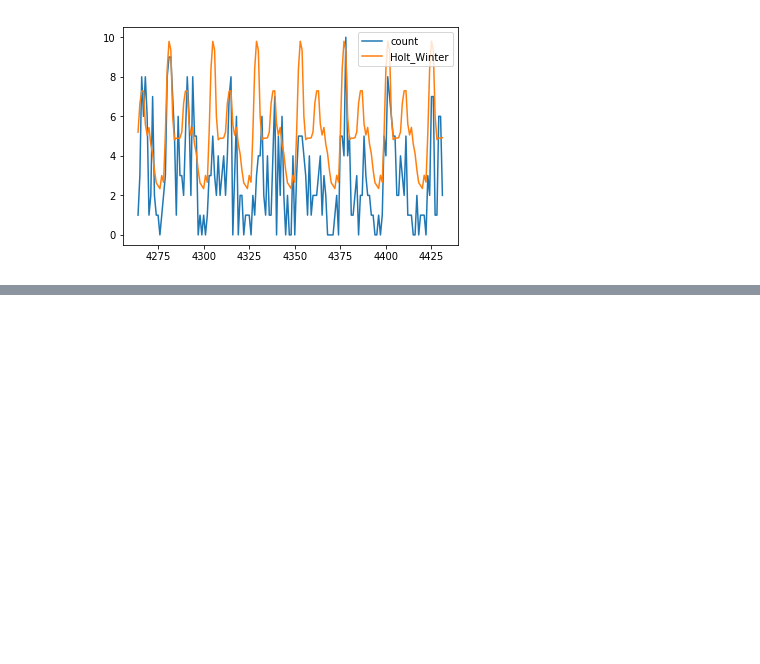
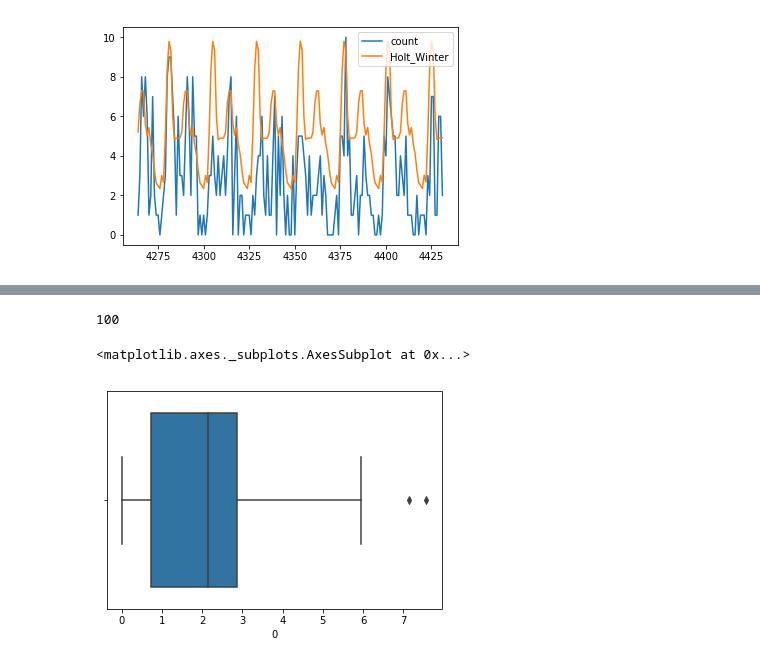
Before and after one commit to YarrDOpanas/INT20h-2019, a Jupyter notebook: main.ipynb, the cells around one changed output, grey strips where cells are left out. Cells and saved outputs as stored; diff of their text form; code cells hidden in the pictures; blank space fills up the shorter version.

Commit message:
Holt-Winters

```diff
--- a/main.ipynb
+++ b/main.ipynb
@@ -188,6 +172,8 @@ df.head()
 df['ride_id'].unique().size == df.shape[0]
 # %% [output]
 True
+# %%
+df = pd.read_csv("data/max.csv")
 # %%
 clusters = df.groupby(['labels_by_density', 'per_hour'])['ride_id'].count()
 clusters
@@ -296,3 +276,0 @@ kek = (y_hat_avg_2[['count', 'Holt_Winter']] - y_hat_avg_2[['count', 'Holt_Winte
-# %%
-rms = math.sqrt(mean_squared_error(kek['count'], kek['Holt_Winter']))
-print(rms)
@@ -331,6 +282,7 @@ KeyError: "['Holt_Winter'] not in index"
 # %%
 rmse = []
-for ser in new_cluster[:10]:
+rmse_norm = []
+for ser in new_cluster:
     ser = ser.reset_index()
     ser.columns = ['date', 'count']
     train = ser[:-168]
@@ -338,13 +290,7 @@ for ser in new_cluster[:10]:
     y_hat_avg = test.copy()
     fit = ExponentialSmoothing(np.asarray(train['count']) ,seasonal_periods=24 ,trend='add', seasonal='add',).fit()
     y_hat_avg['Holt_Winter'] = fit.forecast(len(test))
-    y_hat_avg = (y_hat_avg[['count', 'Holt_Winter']] - y_hat_avg[['count', 'Holt_Winter']].mean())/(y_hat_avg[['count', 'Holt_Winter']].max() - y_hat_avg[['count', 'Holt_Winter']].min())
-#     plt.figure(figsize=(16,8))
-#     plt.plot( train['count'], label='Train')
-#     plt.plot(test['count'], label='Test')
-#     plt.plot(y_hat_avg['Holt_Winter'], label='Holt_Winter')
-#     plt.legend(loc='best')
-    rms = math.sqrt(mean_squared_error(test['count'], y_hat_avg['Holt_Winter']))
+    rms = math.sqrt(mean_squared_error(y_hat_avg['count'], y_hat_avg['Holt_Winter']))
+    rmse.append(rms)
     print(rms)
-    rmse.append(rms)
 # %% [output]
@@ -354,0 +314,3 @@ KeyboardInterrupt:
+# %%
+rmse = pd.DataFrame(rmse)
+rmse.head()
@@ -354,0 +324,9 @@ KeyboardInterrupt:
+# %%
+len(rmse)
+# %% [output]
+100
+# %%
+sns.boxplot(rmse[0])
+# %% [output]
+<matplotlib.axes._subplots.AxesSubplot at 0x...>
+[figure, added]
```
Also changed, not shown: parts of 14 cells of this notebook, 1 other file.
